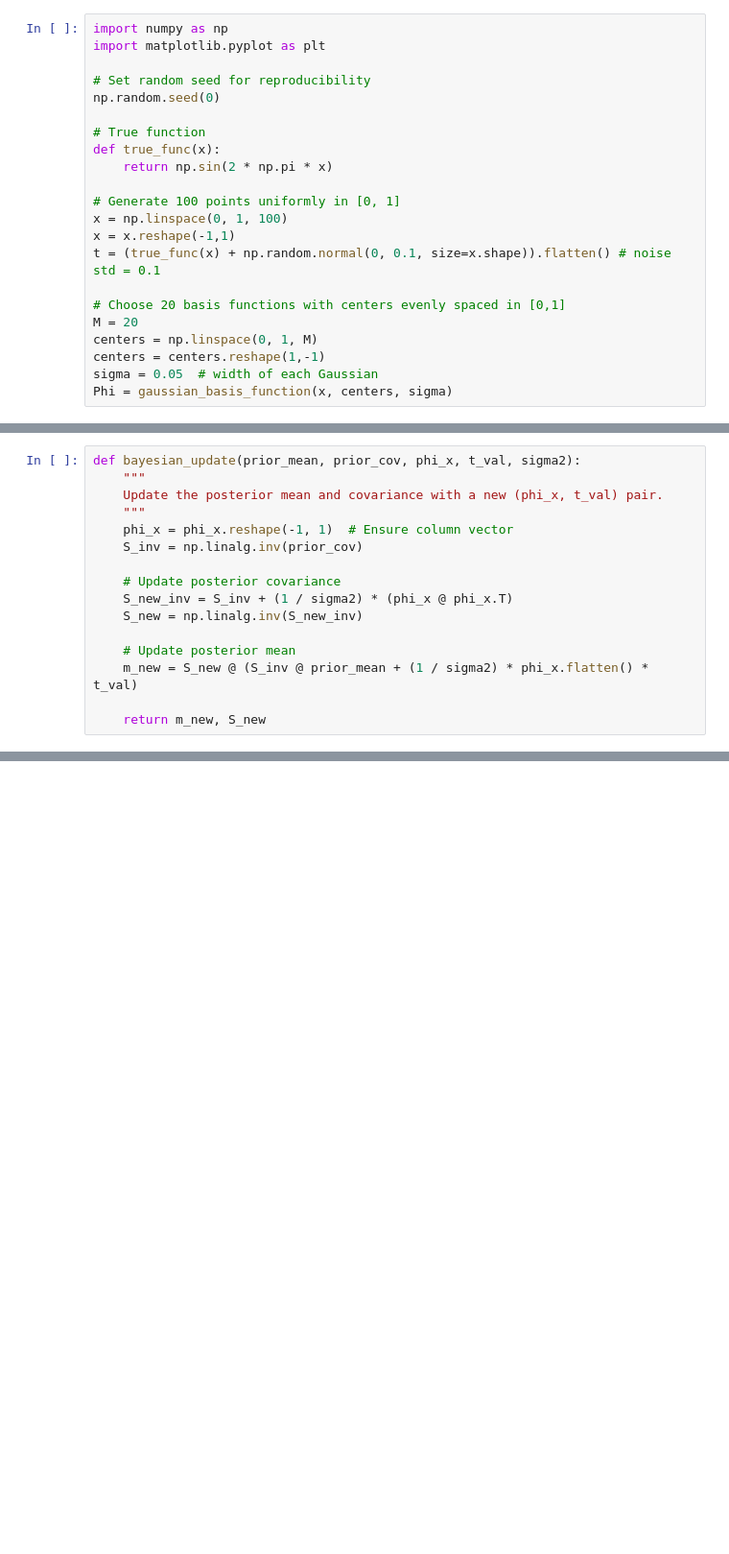
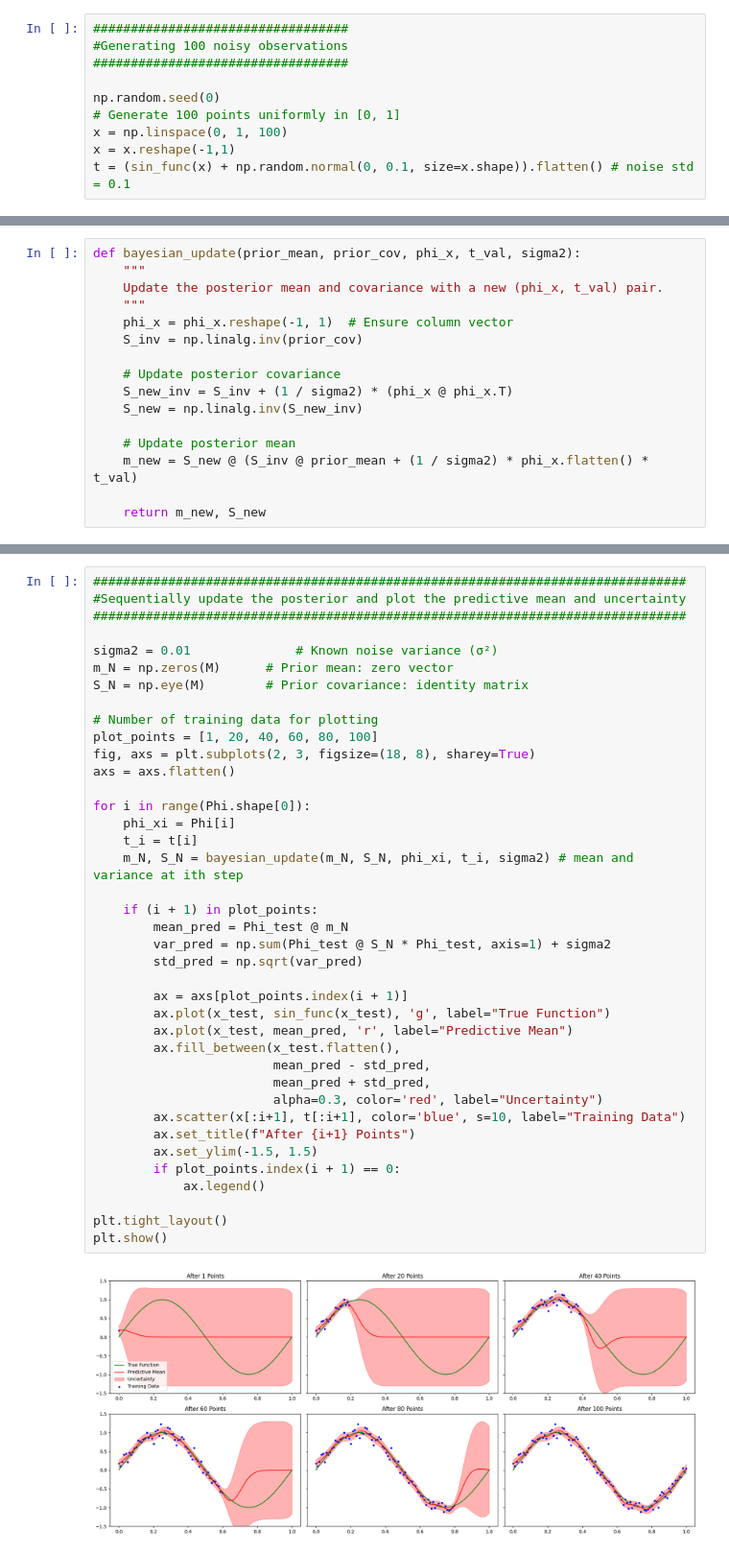
Before and after one commit to bhsh200/jpmc-case-study, a Jupyter notebook: merged5_6.ipynb, the cells around one changed output, grey strips where cells are left out. Shown at 96% size. Saved outputs shown, nothing was run; the diff lists cells and outputs as text; blank space fills up the shorter version.

```diff
--- a/merged5_6.ipynb
+++ b/merged5_6.ipynb
@@ -323,24 +323,12 @@ The parameters used (`L=100`, `N=25`, `M_total_params=25`, `noise_std_dev=0.3`,
 # %% [markdown]
 ## Part 6
 # %%
-import numpy as np
-import matplotlib.pyplot as plt
+##################################
+#Generating 100 noisy observations
+##################################
 
-# Set random seed for reproducibility
 np.random.seed(0)
-
-# True function
-def true_func(x):
-    return np.sin(2 * np.pi * x)
-
 # Generate 100 points uniformly in [0, 1]
 x = np.linspace(0, 1, 100)
 x = x.reshape(-1,1)
-t = (true_func(x) + np.random.normal(0, 0.1, size=x.shape)).flatten() # noise std = 0.1
-
-# Choose 20 basis functions with centers evenly spaced in [0,1]
-M = 20
-centers = np.linspace(0, 1, M)
-centers = centers.reshape(1,-1)
-sigma = 0.05  # width of each Gaussian
-Phi = gaussian_basis_function(x, centers, sigma)
+t = (sin_func(x) + np.random.normal(0, 0.1, size=x.shape)).flatten() # noise std = 0.1
@@ -392,0 +437,41 @@ for i in range(Phi.shape[0]):  # Loop through training examples
+# %%
+###############################################################################
+#Sequentially update the posterior and plot the predictive mean and uncertainty
+###############################################################################
+
+sigma2 = 0.01              # Known noise variance (σ²)
+m_N = np.zeros(M)      # Prior mean: zero vector
+S_N = np.eye(M)        # Prior covariance: identity matrix
+
+# Number of training data for plotting
+plot_points = [1, 20, 40, 60, 80, 100]
+fig, axs = plt.subplots(2, 3, figsize=(18, 8), sharey=True)
+axs = axs.flatten()
+
+for i in range(Phi.shape[0]):
+    phi_xi = Phi[i]
+    t_i = t[i]
+    m_N, S_N = bayesian_update(m_N, S_N, phi_xi, t_i, sigma2) # mean and variance at ith step
+
+    if (i + 1) in plot_points:
+        mean_pred = Phi_test @ m_N
+        var_pred = np.sum(Phi_test @ S_N * Phi_test, axis=1) + sigma2
+        std_pred = np.sqrt(var_pred)
+
+        ax = axs[plot_points.index(i + 1)]
+        ax.plot(x_test, sin_func(x_test), 'g', label="True Function")
+        ax.plot(x_test, mean_pred, 'r', label="Predictive Mean")
+        ax.fill_between(x_test.flatten(),
+                        mean_pred - std_pred,
+                        mean_pred + std_pred,
+                        alpha=0.3, color='red', label="Uncertainty")
+        ax.scatter(x[:i+1], t[:i+1], color='blue', s=10, label="Training Data")
+        ax.set_title(f"After {i+1} Points")
+        ax.set_ylim(-1.5, 1.5)
+        if plot_points.index(i + 1) == 0:
+            ax.legend()
+
+plt.tight_layout()
+plt.show()
+# %% [output]
+[figure, added]
```
Also changed, not shown: parts of 13 cells of this notebook.
